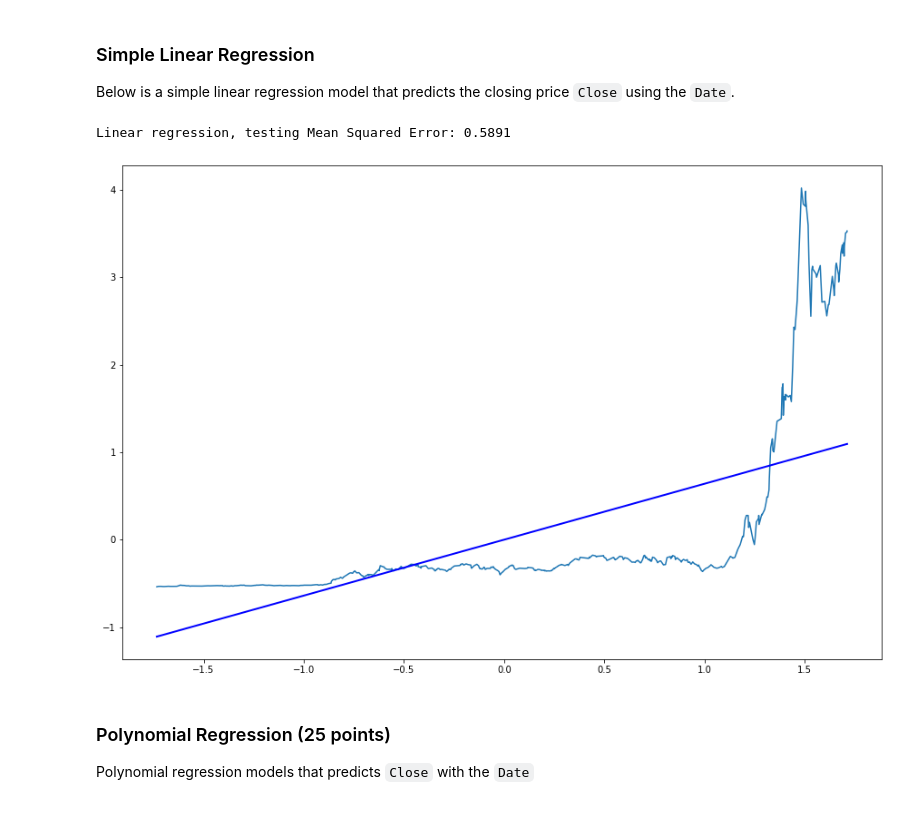
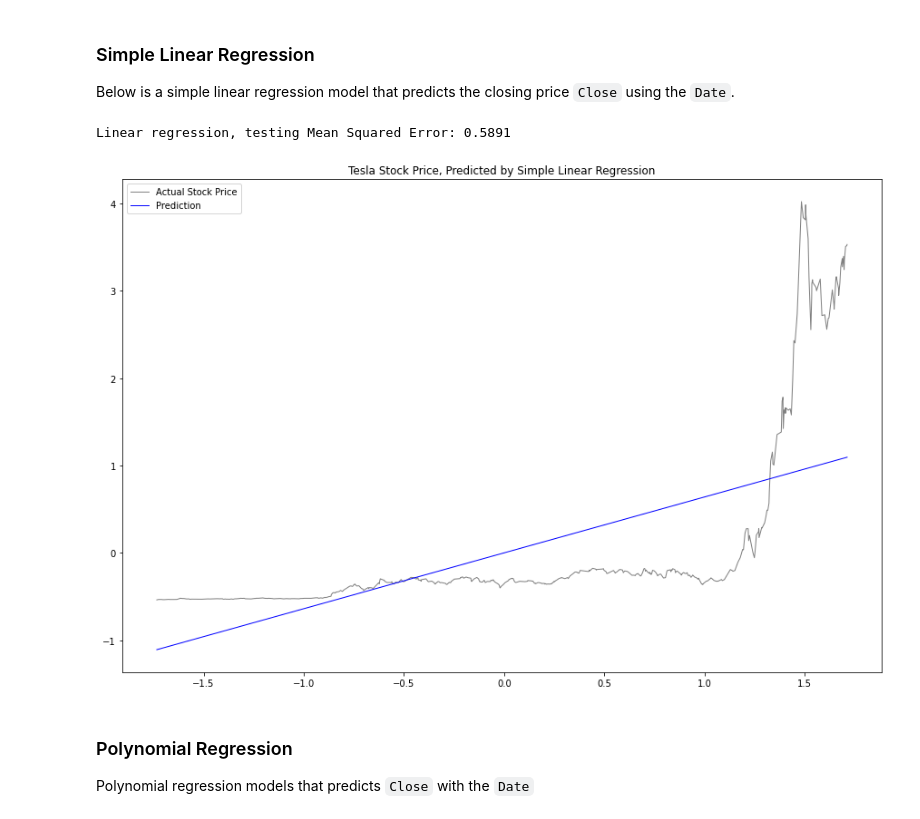
Before and after one commit to Diean233/171Group11, a Jupyter notebook: Lin_Poly_Regression.ipynb, the cells around one changed output. Cells and saved outputs as stored; diff of their text form; code cells hidden in the pictures.

```diff
--- a/Lin_Poly_Regression.ipynb
+++ b/Lin_Poly_Regression.ipynb
@@ -61,31 +72,34 @@ Below is a simple linear regression model that predicts the closing price ``Clos
 # %%
 from sklearn.linear_model import LinearRegression
 from sklearn.preprocessing import StandardScaler
 from sklearn import metrics
+import numpy as np
 
 X_train, X_test = train['Date'], test['Date']
 y_train, y_test = train['Close'], test['Close']
 
 # Reshape data (sklearn gets mad if I don't)
 X_train = StandardScaler().fit_transform(X_train.values.reshape(-1,1))
 y_train = StandardScaler().fit_transform(y_train.values.reshape(-1,1))
 X_test = StandardScaler().fit_transform(X_test.values.reshape(-1,1))
 y_test = StandardScaler().fit_transform(y_test.values.reshape(-1,1))
 
 # Fit linear model, run, calc MSE
 lin_model = LinearRegression().fit(X_train, y_train)
 y_pred = lin_model.predict(X_test)
 print('Linear regression, testing Mean Squared Error: {:.4f}'.format(metrics.mean_squared_error(y_test, y_pred)))
 
 plt.figure(figsize=(15,10))
-plt.plot(X_test, y_test)
-plt.plot(X_test, y_pred, color='blue', linewidth=2)
+plt.plot(X_test, y_test, color='gray', linewidth=1)
+plt.title('Tesla Stock Price, Predicted by Simple Linear Regression')
+plt.plot(X_test, y_pred, color='blue', linewidth=1)
+plt.legend(['Actual Stock Price','Prediction'])
 plt.show()
 # %% [output]
 Linear regression, testing Mean Squared Error: 0.5891
-[figure, old version]
+[figure, new version]
 # %% [markdown]
-### Polynomial Regression (25 points)
+### Polynomial Regression
 Polynomial regression models that predicts ``Close`` with the ``Date``
 # %%
 from sklearn.preprocessing import PolynomialFeatures
```
Also changed, not shown: parts of 4 cells of this notebook, 1 other file.
